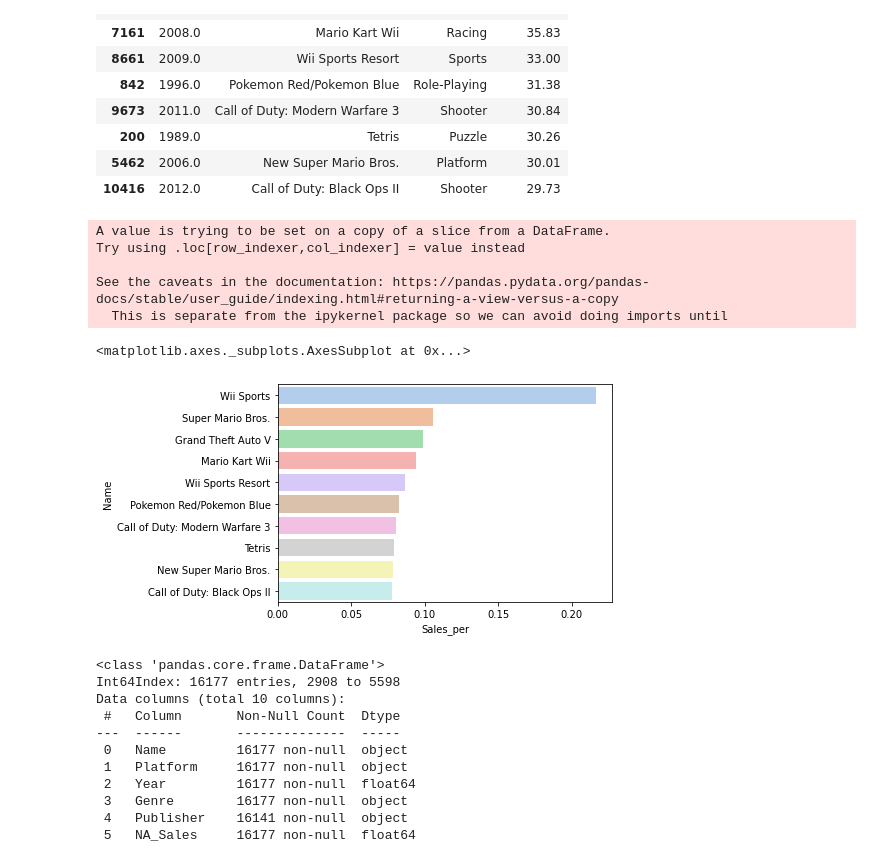
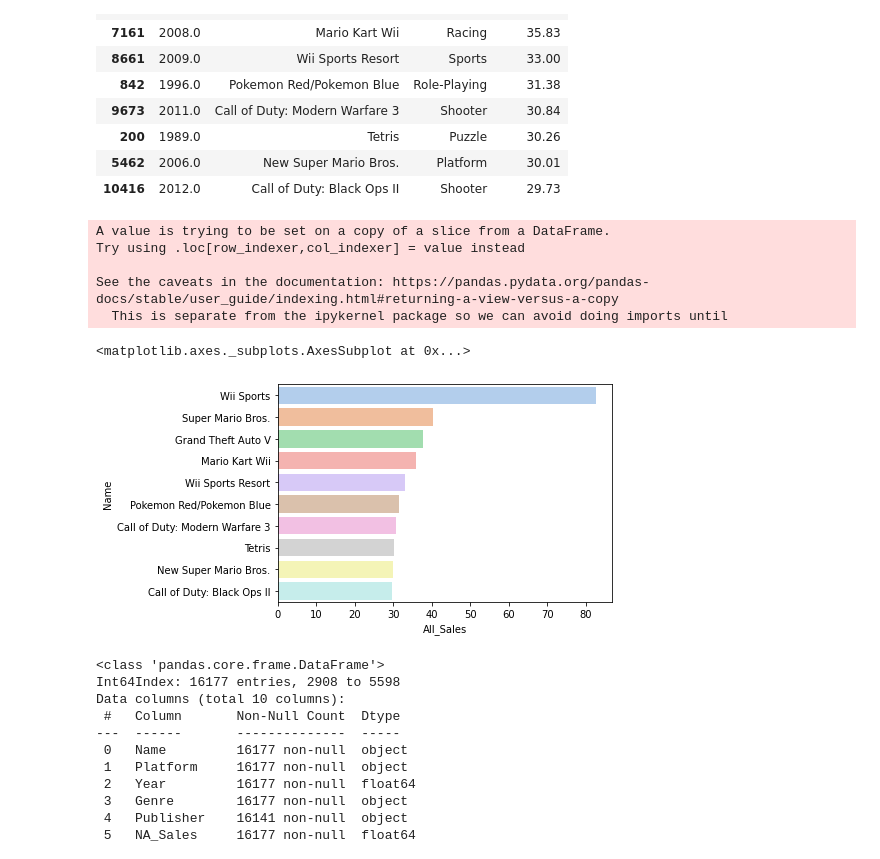
Before and after one commit to okok7272/CodeStatesProject, a Jupyter notebook: Section1/Project1_game_trends.ipynb, the cells around one changed output. Drawn from its saved outputs; the diff is of its cells as text; code cells hidden in the pictures.

```diff
--- a/Section1/Project1_game_trends.ipynb
+++ b/Section1/Project1_game_trends.ipynb
@@ -765,16 +798,16 @@ games_ascAll.head(10)
 # %%
 games_per11=games_ascAll.head(10)
 games_per_sum1= games_per11['All_Sales'].sum()
 games_per11['Sales_per']= games_per11['All_Sales']/games_per_sum1
-sns.barplot(y='Name', x='Sales_per',data=games_per11,ci=False,alpha=0.9,palette='pastel')
+sns.barplot(y='Name', x='All_Sales',data=games_per11,ci=False,alpha=0.9,palette='pastel')
 # %% [output]
 A value is trying to be set on a copy of a slice from a DataFrame.
 Try using .loc[row_indexer,col_indexer] = value instead
 
 See the caveats in the documentation: https://pandas.pydata.org/pandas-docs/stable/user_guide/indexing.html#returning-a-view-versus-a-copy
   This is separate from the ipykernel package so we can avoid doing imports until
 <matplotlib.axes._subplots.AxesSubplot at 0x...>
-[figure, old version]
+[figure, new version]
 # %%
 game_asc.info()
 # %% [output]
```
Also changed, not shown: parts of 18 cells of this notebook.
